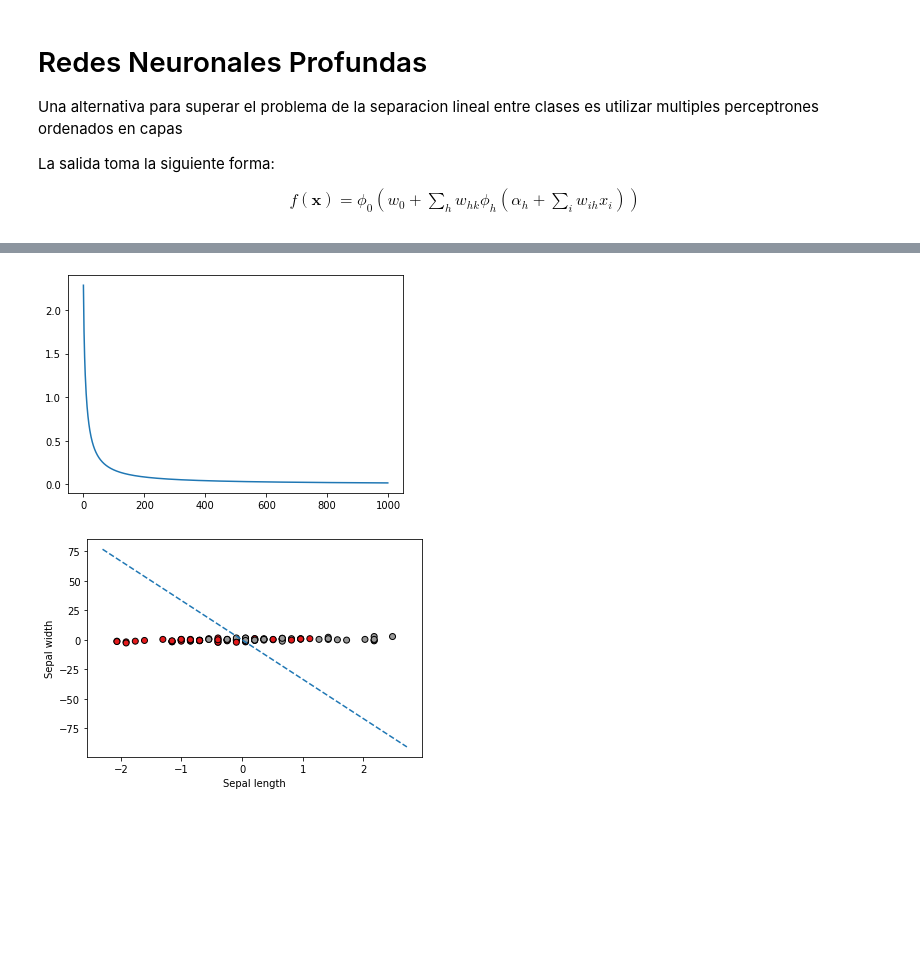
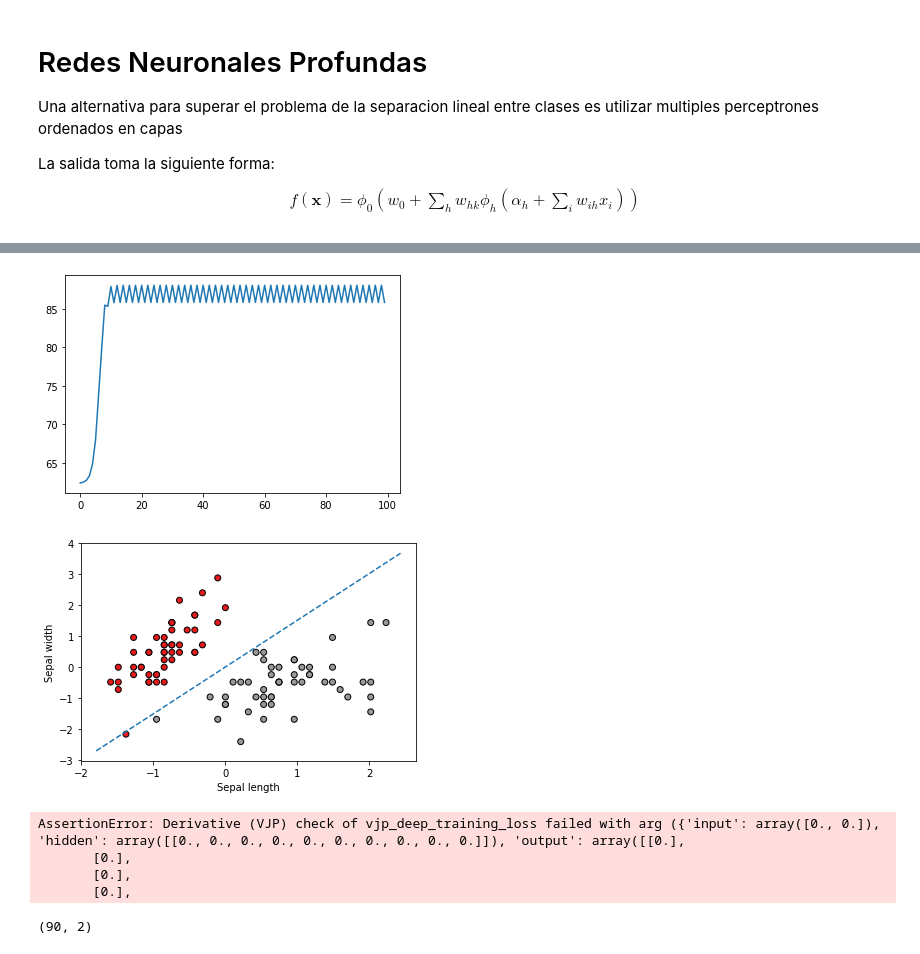
Before and after one commit to sherna90/inteligencia_artificial, a Jupyter notebook: 4.-Redes_Neuronales.ipynb, the cells around one changed output, grey strips where cells are left out. Saved outputs shown, nothing was run; the diff lists cells and outputs as text; code cells hidden in the pictures; blank space fills up the shorter version.

```diff
--- a/4.-Redes_Neuronales.ipynb
+++ b/4.-Redes_Neuronales.ipynb
@@ -153,7 +153,7 @@ std = x.std(axis=0)
 x = (x - mean) / std
 
 from sklearn.model_selection import train_test_split
-x_train,x_test,y_train,y_test=train_test_split(x,y,test_size=.9)
+x_train,x_test,y_train,y_test=train_test_split(x,y,test_size=.1)
 # %%
 inputs = x_train
 targets = y_train==1
@@ -161,9 +161,9 @@ targets = y_train==1
 # Build a function that returns gradients of training loss using autograd.
 weights = np.array([0.0, 0.0])
 print(check_grads(training_loss, modes=['rev'])(weights))
-w_hat,loss=train_net(weights,10000,0.01)
+w_hat,loss=train_net(weights,100,0.0001)
 
-plt.plot(loss_history)
+plt.plot(loss)
 plt.show()
 # %% [output]
 None
@@ -180,4 +180,4 @@ Iteration : 9000, Trained loss: 5.039593598253835
-[figure, old version]
+[figure, new version]
 # %%
 plt.scatter(x[:, 0], x[:, 1], c=y, cmap=plt.cm.Set1,edgecolor='k')
 xmin, xmax = plt.xlim()
@@ -191,4 +191,4 @@ plt.xlabel('Sepal length')
 plt.ylabel('Sepal width')
 plt.show()
 # %% [output]
-[figure, old version]
+[figure, new version]
@@ -194,0 +218,18 @@ plt.show()
+# %%
+num_hidden=10
+weights = {'input':np.array([0.0, 0.0]),'hidden':np.zeros((1,num_hidden)),'output':np.zeros((num_hidden,1))}
+print(check_grads(deep_training_loss, modes=['rev'])(weights))
+
+w_hat,loss=train_deep_net(weights,10000,0.00001)
+
+plt.plot(loss)
+plt.show()
+# %% [output]
+AssertionError: Derivative (VJP) check of vjp_deep_training_loss failed with arg ({'input': array([0., 0.]), 'hidden': array([[0., 0., 0., 0., 0., 0., 0., 0., 0., 0.]]), 'output': array([[0.],
+       [0.],
+       [0.],
+       [0.],
+# %%
+inputs.shape
+# %% [output]
+(90, 2)
```
Also changed, not shown: parts of 5 cells of this notebook, 1 other file.
